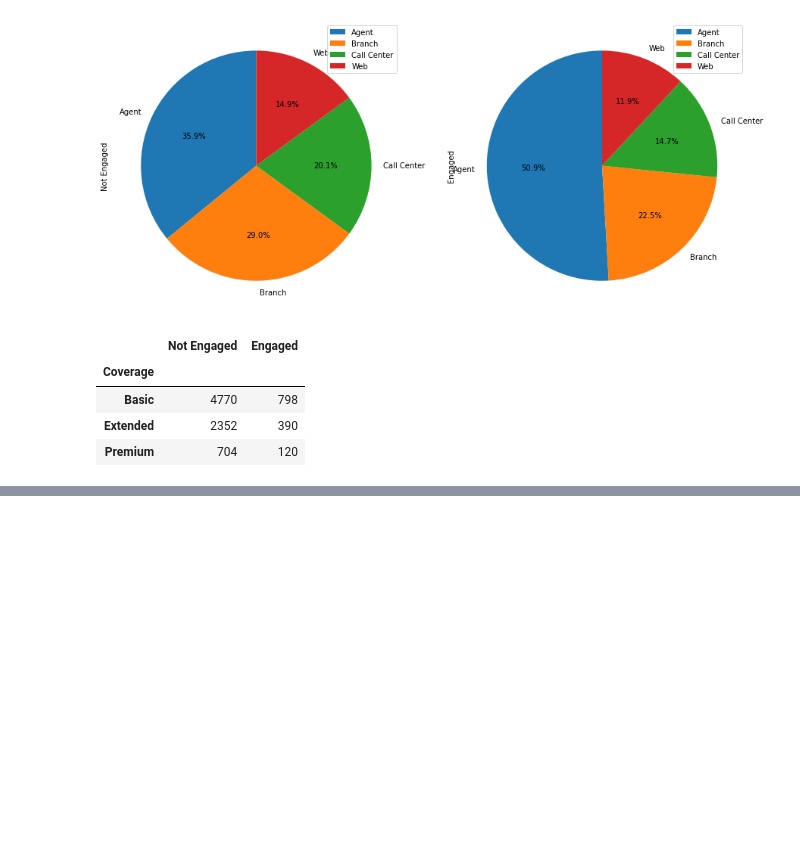
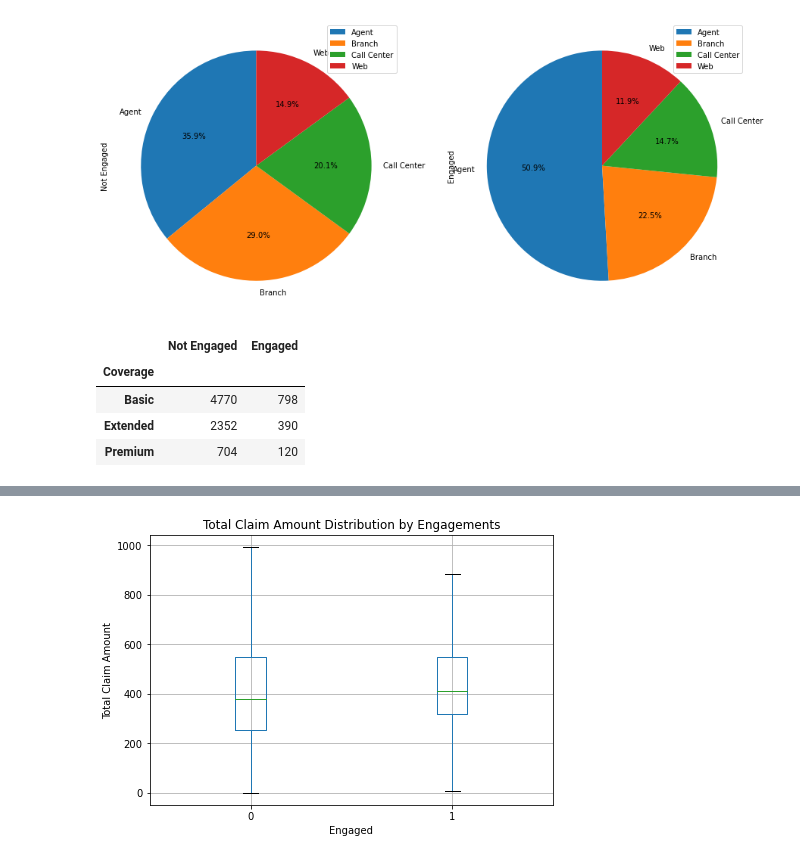
Before and after one commit to jacodetunde/Marketing_Customer_Value, a Jupyter notebook: Customer_Analysis.ipynb, the cells around one changed output, grey strips where cells are left out. Drawn from its saved outputs; the diff is of its cells as text; code cells hidden in the pictures; blank space fills up the shorter version.

```diff
--- a/Customer_Analysis.ipynb
+++ b/Customer_Analysis.ipynb
@@ -91,0 +120,16 @@ engagement_by_coverage_df
+# %%
+# Total Claim Amounts
+# This is to find the differences in the distribution of Total Claim between the engaged and non-engaged
+ax = df[['Engaged', 'Total Claim Amount']].boxplot(
+by='Engaged', showfliers=False,
+figsize=(7,5)
+)
+
+ax.set_xlabel('Engaged')
+ax.set_ylabel('Total Claim Amount')
+ax.set_title('Total Claim Amount Distribution by Engagements')
+
+plt.suptitle("")
+plt.show()
+# %% [output]
+[figure, added]
```
Also changed, not shown: parts of 16 cells of this notebook.
